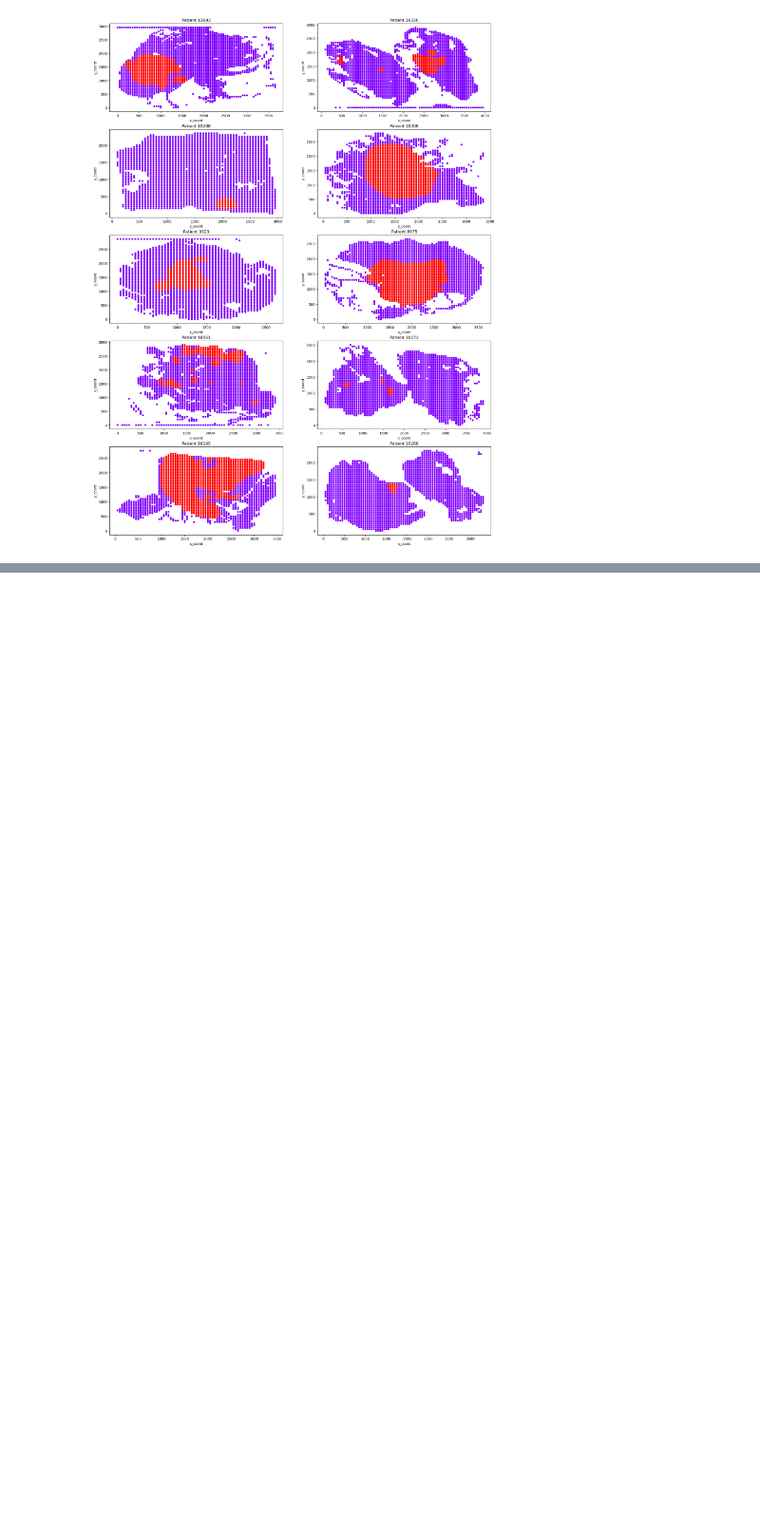
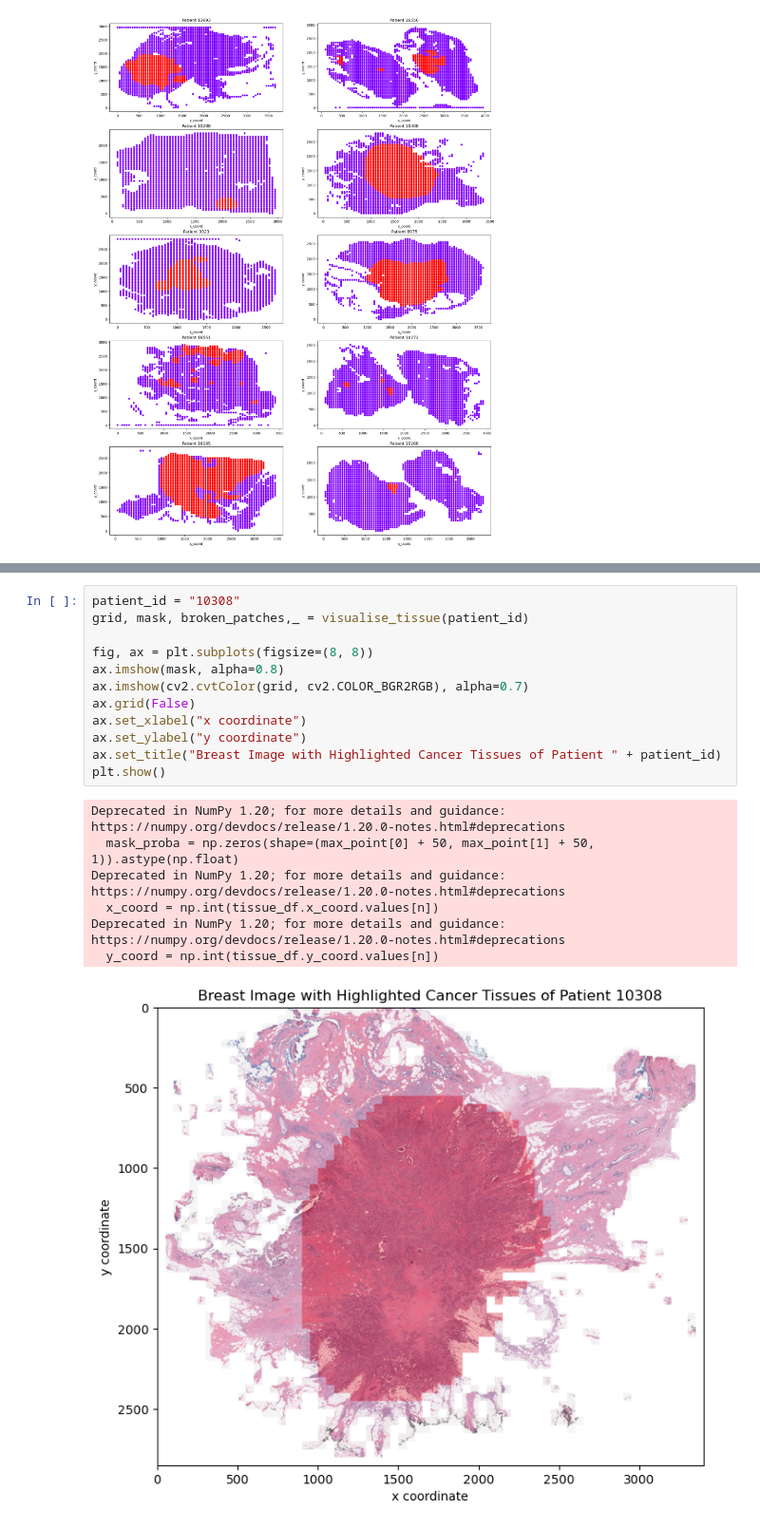
Before and after one commit to iremhttp/Breast-Cancer-Detection, a Jupyter notebook: main.ipynb, the cells around one changed output, grey strips where cells are left out. Shown at 95% size. Drawn from its saved outputs; the diff is of its cells as text; blank space fills up the shorter version.

Commit message:
Data Visualisation updated

```diff
--- a/main.ipynb
+++ b/main.ipynb
@@ -188,0 +237,20 @@ plt.show()
+# %%
+patient_id = "10308"
+grid, mask, broken_patches,_ = visualise_tissue(patient_id)
+
+fig, ax = plt.subplots(figsize=(8, 8))
+ax.imshow(mask, alpha=0.8)
+ax.imshow(cv2.cvtColor(grid, cv2.COLOR_BGR2RGB), alpha=0.7)
+ax.grid(False)
+ax.set_xlabel("x coordinate")
+ax.set_ylabel("y coordinate")
+ax.set_title("Breast Image with Highlighted Cancer Tissues of Patient " + patient_id)
+plt.show()
+# %% [output]
+Deprecated in NumPy 1.20; for more details and guidance: https://numpy.org/devdocs/release/1.20.0-notes.html#deprecations
+  mask_proba = np.zeros(shape=(max_point[0] + 50, max_point[1] + 50, 1)).astype(np.float)
+Deprecated in NumPy 1.20; for more details and guidance: https://numpy.org/devdocs/release/1.20.0-notes.html#deprecations
+  x_coord = np.int(tissue_df.x_coord.values[n])
+Deprecated in NumPy 1.20; for more details and guidance: https://numpy.org/devdocs/release/1.20.0-notes.html#deprecations
+  y_coord = np.int(tissue_df.y_coord.values[n])
+[figure, added]
```
Also changed, not shown: parts of 5 cells of this notebook.
